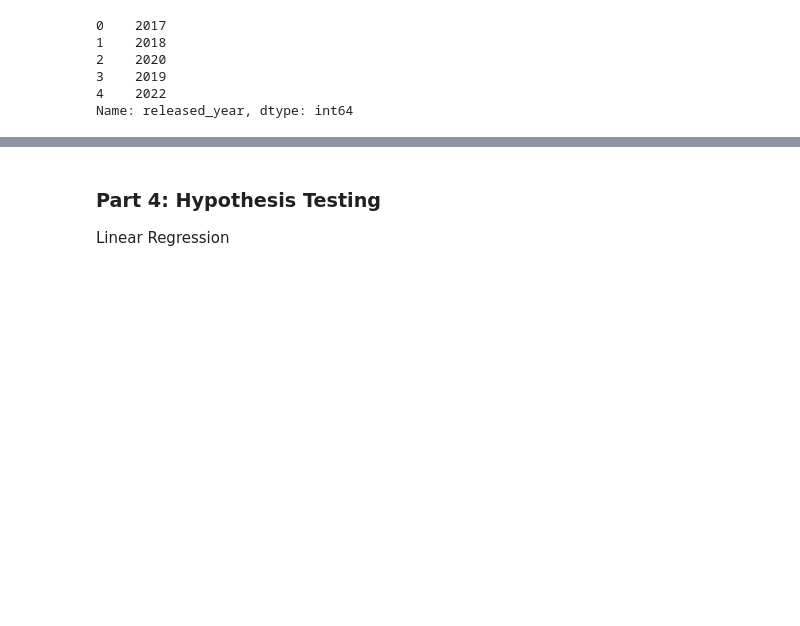
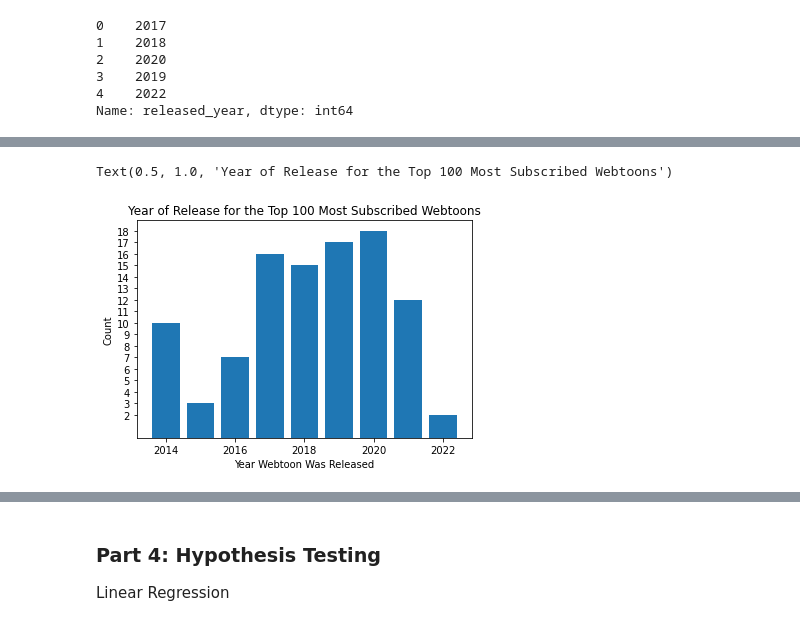
Before and after one commit to mei-lu/cmsc320-final, a Jupyter notebook: final.ipynb, the cells around one changed output, grey strips where cells are left out. Saved outputs shown, nothing was run; the diff lists cells and outputs as text; code cells hidden in the pictures; blank space fills up the shorter version.

```diff
--- a/final.ipynb
+++ b/final.ipynb
@@ -154,5 +160,9 @@ Now that we have verified values and tidied our data, let's do some visualizatio
 The above visualizations I have chosen all have to do with subscriber count (with the exception of one). When a reader subscribes to a story, indicating some sort of investment in it. Subscriptions matter more than views, since the website and application can choose to promote a webtoon, yet it's not an indicator of it having lasting popularity.
 
 Subscribers can accumulate over time, thus this metric could bias towards older Webtoons. To mitigate this issue, I decided to also visualize a lot of the data by year to see a more accurate representation of the popular webtoons both of all time and recently. We can also compare webtoons published in the same year to have a better comparison between their subscriber counts. I chose to use the Median as a measure that isn't as affected by skew as the mean, to account for certain series that may be outliers and explode in popularity compared to the other webtoons.
+# %%
+# Get top 100 subscribed webtoons
+
+top_100_webtoons = dataset.sort_values('subscribe', ascending=False).head(100)
 # %%
 year_list = []
@@ -173,0 +191,15 @@ TypeError: Cannot use method 'nlargest' with dtype object
+# %%
+# Year of Release for the Top 100 Most Subscribed Webtoons
+
+plt.ticklabel_format(style='plain')
+x = top_100_webtoons['released_year'].value_counts().index
+y = top_100_webtoons['released_year'].value_counts().values
+plt.bar(x, y)
+plt.xlabel("Year Webtoon Was Released")
+plt.ylabel("Count")
+yint = range(min(y), math.ceil(max(y))+1)
+plt.yticks(yint)
+plt.title("Year of Release for the Top 100 Most Subscribed Webtoons")
+# %% [output]
+Text(0.5, 1.0, 'Year of Release for the Top 100 Most Subscribed Webtoons')
+[figure, added]
```
Also changed, not shown: parts of 26 cells of this notebook.
